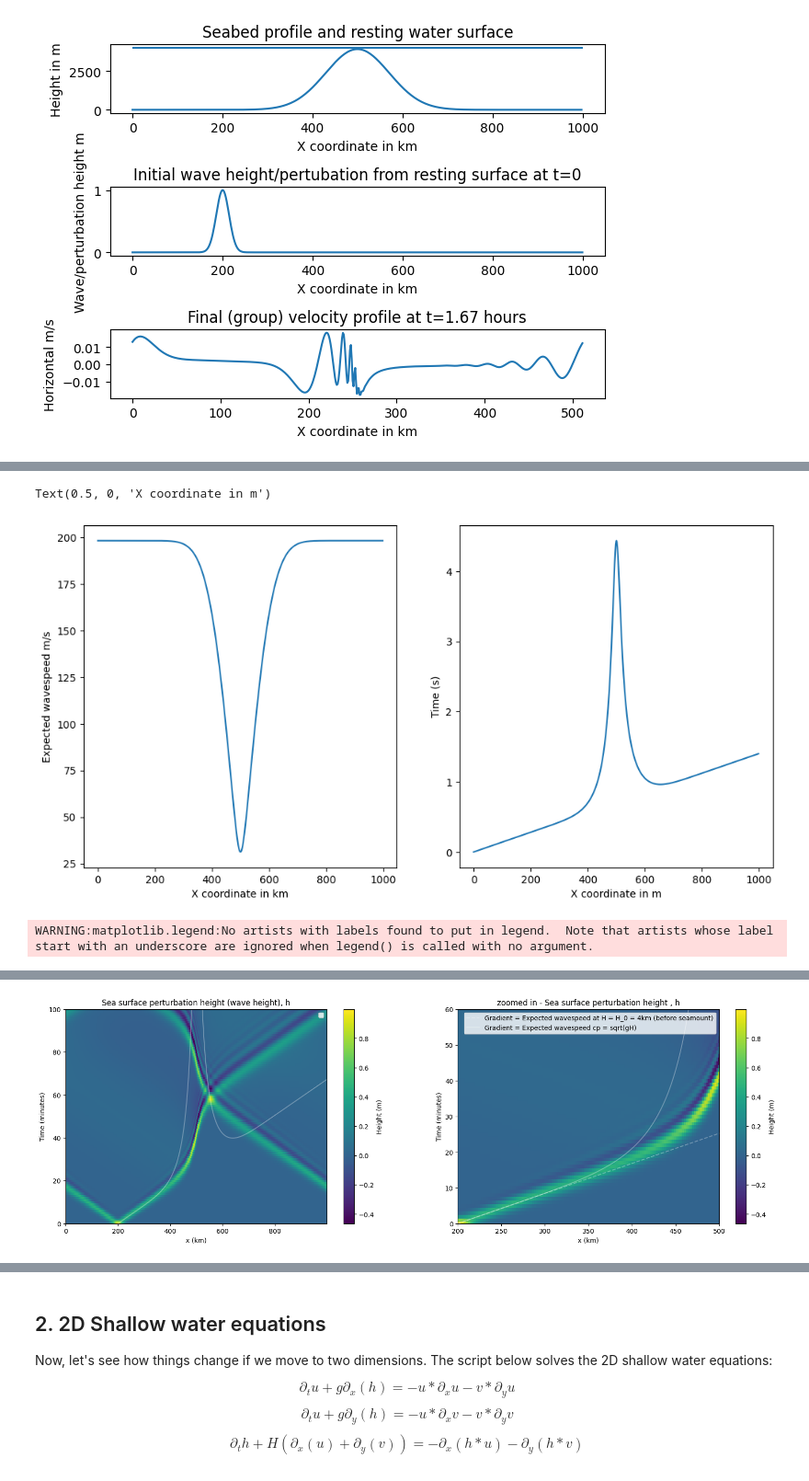
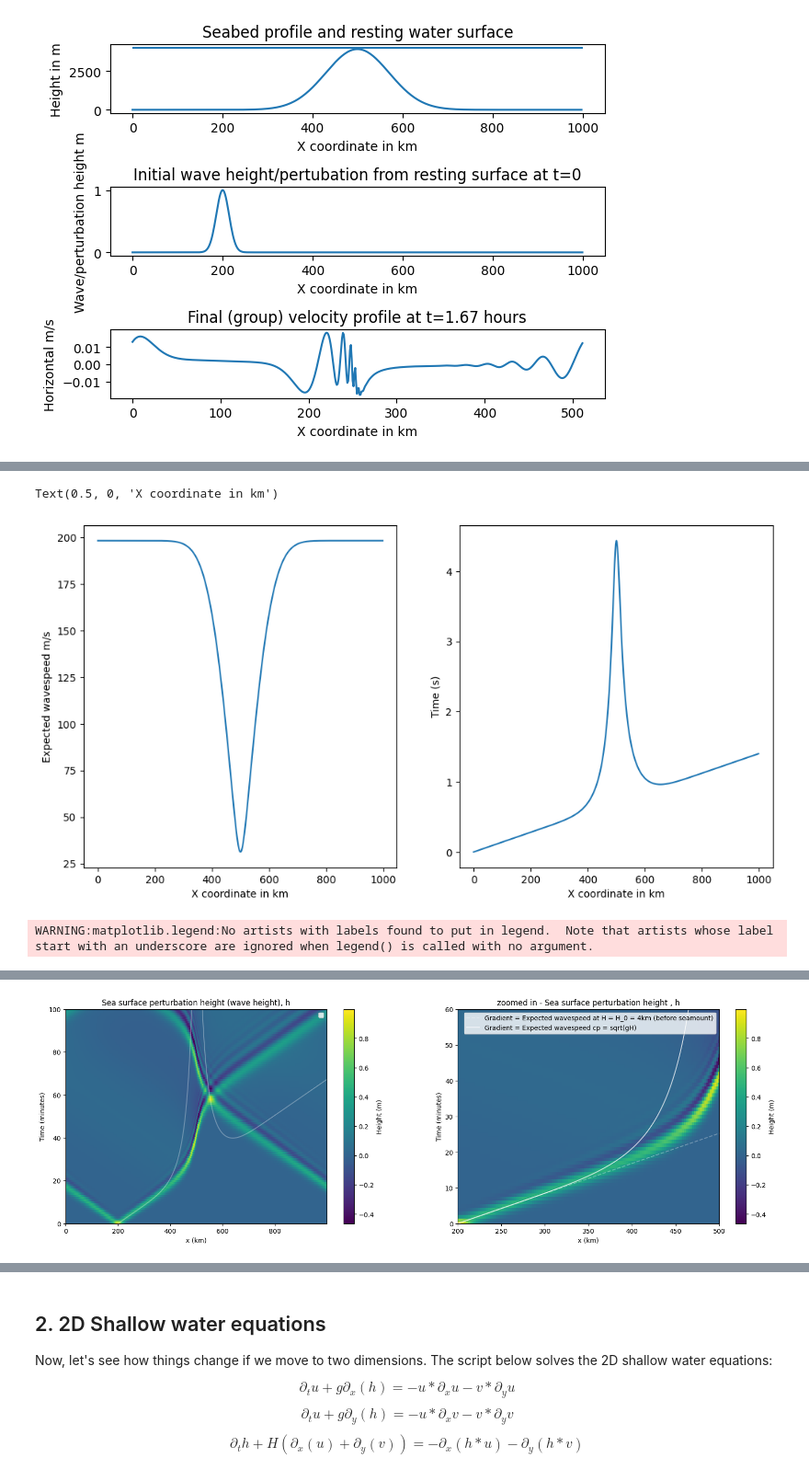
Before and after one commit to ananyaaa-j/QCES, a Jupyter notebook: Project3_tsunami.ipynb, the cells around one changed output, grey strips where cells are left out. Shown at 92% size. Cells and saved outputs as stored; diff of their text form; code cells hidden in the pictures.

```diff
--- a/Project3_tsunami.ipynb
+++ b/Project3_tsunami.ipynb
@@ -307,9 +293,9 @@ plt.xlabel("X coordinate in km")
 plt.subplot(1, 2, 2)
 plt.plot(x/kilometer, (x/cp)/hour)
 plt.ylabel("Time (s)")
-plt.xlabel("X coordinate in m")
+plt.xlabel("X coordinate in km")
 # %% [output]
-Text(0.5, 0, 'X coordinate in m')
+Text(0.5, 0, 'X coordinate in km')
 [figure]
 # %%
 #h_save.shape # = (101, 512)
@@ -342,7 +328,7 @@ plt.plot(x/kilometer, (kilometer/(cp[0]*60)) * (x/kilometer - 200), '--',c = "wh
 # As we're considering a tsunami scenario we're only interested the int behavior of the wave as it approaches shallow water so from x < 500
 #from above figure wavespeed = 198.09088823 m/s   seconds = cp[0]
 # on our plot we want the reciprocal of this as the gradient of the line
-plt.plot(x/kilometer, ((x-200*kilometer)/cp)/minute, c = "white", alpha = 0.3, label = "Gradient = Expected wavespeed cp = sqrt(gH)")
+plt.plot(x/kilometer, ((x-200*kilometer)/cp)/minute, c = "white", alpha = 0.7, label = "Gradient = Expected wavespeed cp = sqrt(gH)")
 
 plt.xlim(200,500)
 plt.ylim(0,60)
@@ -355,4 +341,4 @@ WARNING:matplotlib.legend:No artists with labels found to put in legend.  Note t
-[figure, old version]
+[figure, new version]
 # %% [markdown]
 COMMENT ON RESULTS
 
```
Also changed, not shown: parts of 24 cells of this notebook.
